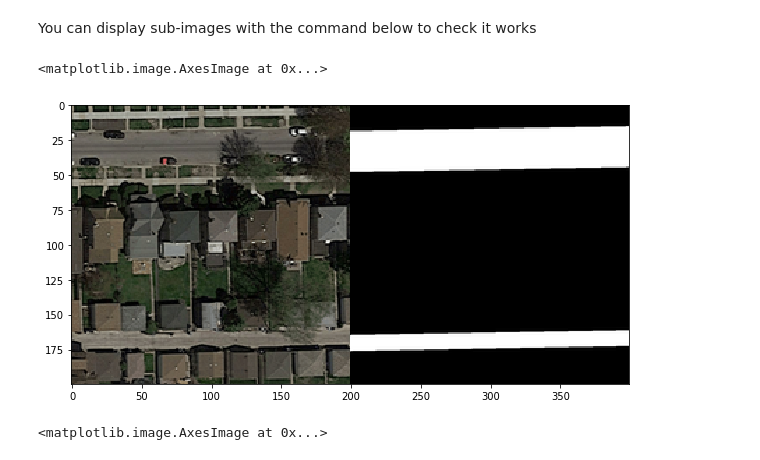
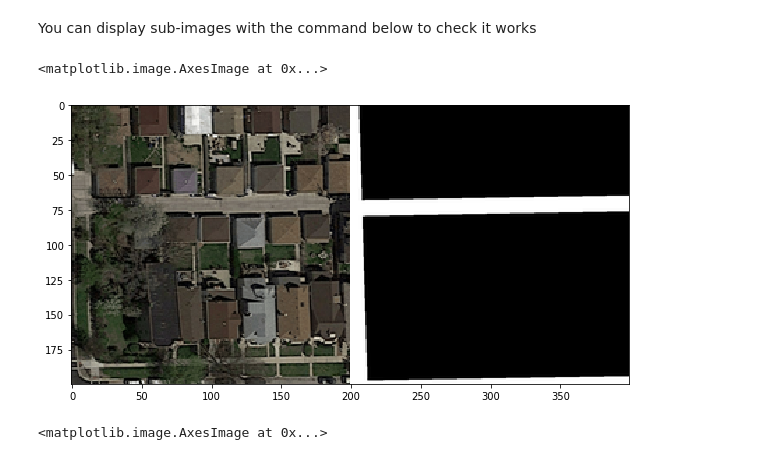
Before and after one commit to metzj/Road_Identification, a Jupyter notebook: class_imbalance_rectification.ipynb, the cells around one changed output. Cells and saved outputs as stored; diff of their text form; code cells hidden in the pictures.

```diff
--- a/class_imbalance_rectification.ipynb
+++ b/class_imbalance_rectification.ipynb
@@ -145,13 +145,13 @@ sat_imgs_200, groundtruth_imgs_200 = subsample(sat_imgs, groundtruth_imgs, 200,
 # %% [markdown]
 You can display sub-images with the command below to check it works
 # %%
-index = 500
+index = 501
 cimg = concatenate_images(sat_imgs_200[index], groundtruth_imgs_200[index])
 fig1 = plt.figure(figsize=(10, 10))
 plt.imshow(cimg, cmap='Greys_r')
 # %% [output]
 <matplotlib.image.AxesImage at 0x...>
-[figure, old version]
+[figure, new version]
 # %%
 sat_imgs_100, groundtruth_imgs_100 = subsample(sat_imgs, groundtruth_imgs, 100, 100)
 # %%
```
Also changed, not shown: parts of 5 cells of this notebook, 4 other files.
